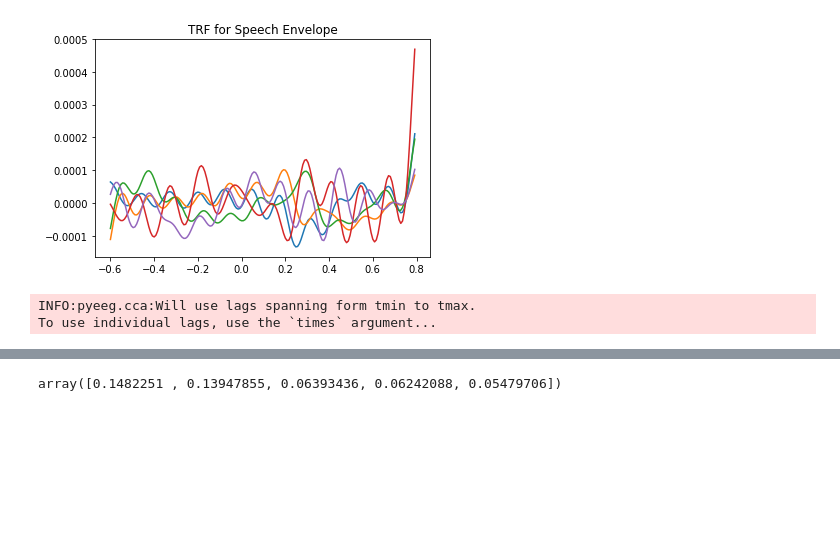
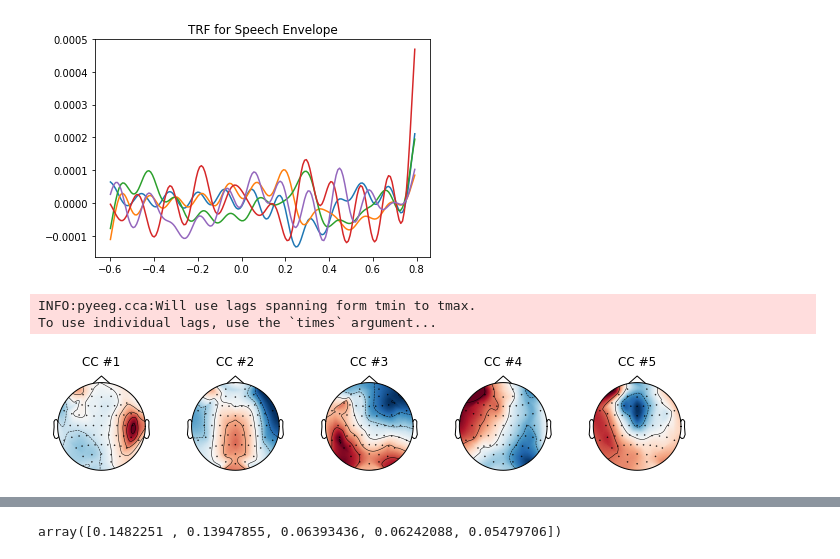
Before and after one commit to Hugo-W/pyEEG, a Jupyter notebook: docs/source/examples/CCA_envelope_p4.ipynb, the cells around one changed output, grey strips where cells are left out. Drawn from its saved outputs; the diff is of its cells as text; code cells hidden in the pictures; blank space fills up the shorter version.

```diff
--- a/docs/source/examples/CCA_envelope_p4.ipynb
+++ b/docs/source/examples/CCA_envelope_p4.ipynb
@@ -169,3 +169,7 @@ cca_s.fit(x, y, cca_implementation='sklearn', n_comp=5, feat_names=["Speech Enve
 # %% [output]
 INFO:pyeeg.cca:Will use lags spanning form tmin to tmax.
 To use individual lags, use the `times` argument...
+# %%
+cca_s.plot_activation_map(info, n_comp=5)
+# %% [output]
+[figure, added]
```
Also changed, not shown: parts of 6 cells of this notebook, 1 other file.
